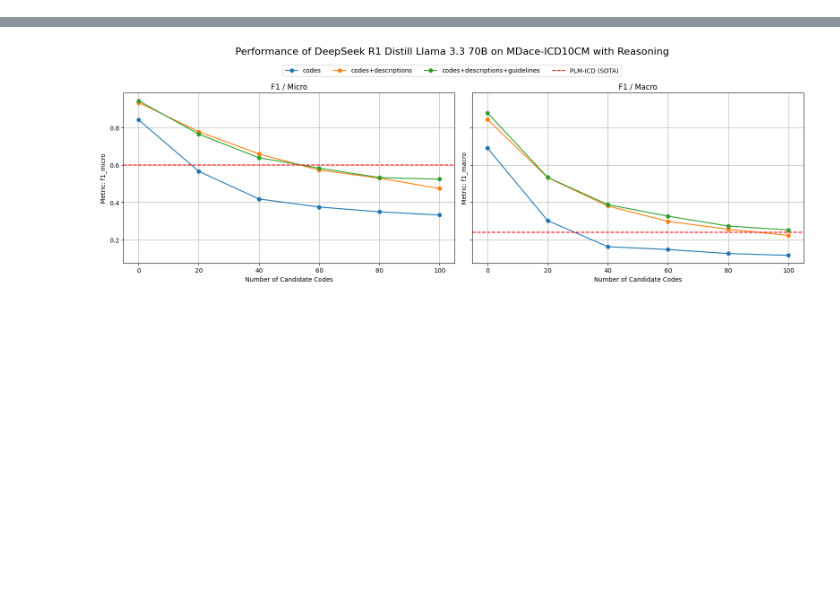
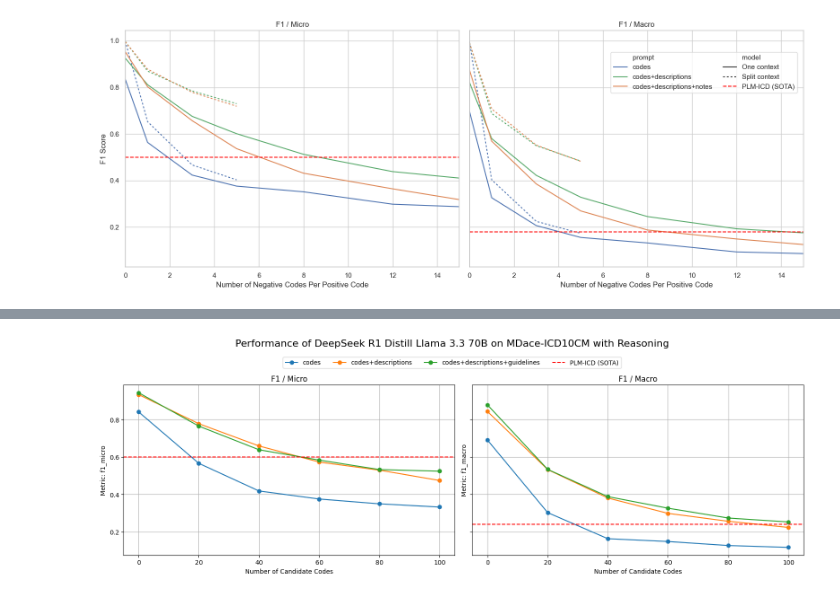
Before and after one commit to MotzWanted/codeseeker, a Jupyter notebook: reports/alignment_benchmark.ipynb, the cells around one changed output, grey strips where cells are left out. Saved outputs shown, nothing was run; the diff lists cells and outputs as text; code cells hidden in the pictures; blank space fills up the shorter version.

```diff
--- a/reports/alignment_benchmark.ipynb
+++ b/reports/alignment_benchmark.ipynb
@@ -70,0 +77,71 @@ df.head(10)
+# %%
+# Recreate the plot with the legend placed in the top right corner
+# Set up the plot style
+sns.set_theme(style="whitegrid")
+
+# Define color palette by unique prompts
+unique_prompts = df["prompt"].unique()
+prompt_order = ["codes", "codes+descriptions", "codes+descriptions+notes"]
+palette = dict(zip(unique_prompts, sns.color_palette(n_colors=len(unique_prompts))))
+baselines = [("PLM-ICD (SOTA)", 0.50), ("PLM-ICD (SOTA)", 0.18)]
+
+fig, axes = plt.subplots(1, 2, figsize=(16, 6), sharey=True)
+
+# Plot for f1_micro
+sns.lineplot(
+    data=df,
+    x="negatives",
+    y="f1_micro",
+    hue="prompt",
+    hue_order=prompt_order,
+    style="model",
+    style_order=["One context", "Split context"],
+    dashes={"One context": "", "Split context": (2, 2)},
+    palette=palette,
+    ax=axes[0]
+)
+axes[0].set_title("F1 / Micro")
+axes[0].set_ylabel("F1 Score")
+axes[0].set_xlabel("Number of Negative Codes Per Positive Code")
+axes[0].set_xlim([0, 15])
+axes[0].axhline(y=0.5, color='red', linestyle='--', linewidth=1.5, label="PLM-ICD (SOTA)")
+
+# Plot for f1_macro
+sns.lineplot(
+    data=df,
+    x="negatives",
+    y="f1_macro",
+    hue="prompt",
+    hue_order=prompt_order,
+    style="model",
+    style_order=["One context", "Split context"],
+    dashes={"One context": "", "Split context": (2, 2)},
+    palette=palette,
+    ax=axes[1]
+)
+axes[1].set_title("F1 / Macro")
+axes[1].set_ylabel("Metric: f1_macro")
+axes[1].set_xlabel("Number of Negative Codes Per Positive Code")
+axes[1].set_xlim([0, 15])
+axes[1].axhline(y=0.18, color='red', linestyle='--', linewidth=1.5, label="PLM-ICD (SOTA)")
+
+# Place legend in the top right corner
+handles, labels = axes[1].get_legend_handles_labels()
+fig.legend(
+    handles,
+    labels,
+    title=None,
+    loc='upper right',
+    bbox_to_anchor=(0.985, 0.92),
+    ncol=2,
+    columnspacing=1.5
+)
+
+# Remove individual legends from subplots
+axes[0].legend_.remove()
+axes[1].legend_.remove()
+
+plt.tight_layout(rect=[0, 0, 1, 1.05])
+plt.show()
+# %% [output]
+[figure, added]
```
Also changed, not shown: parts of 6 cells of this notebook, 54 other files.
